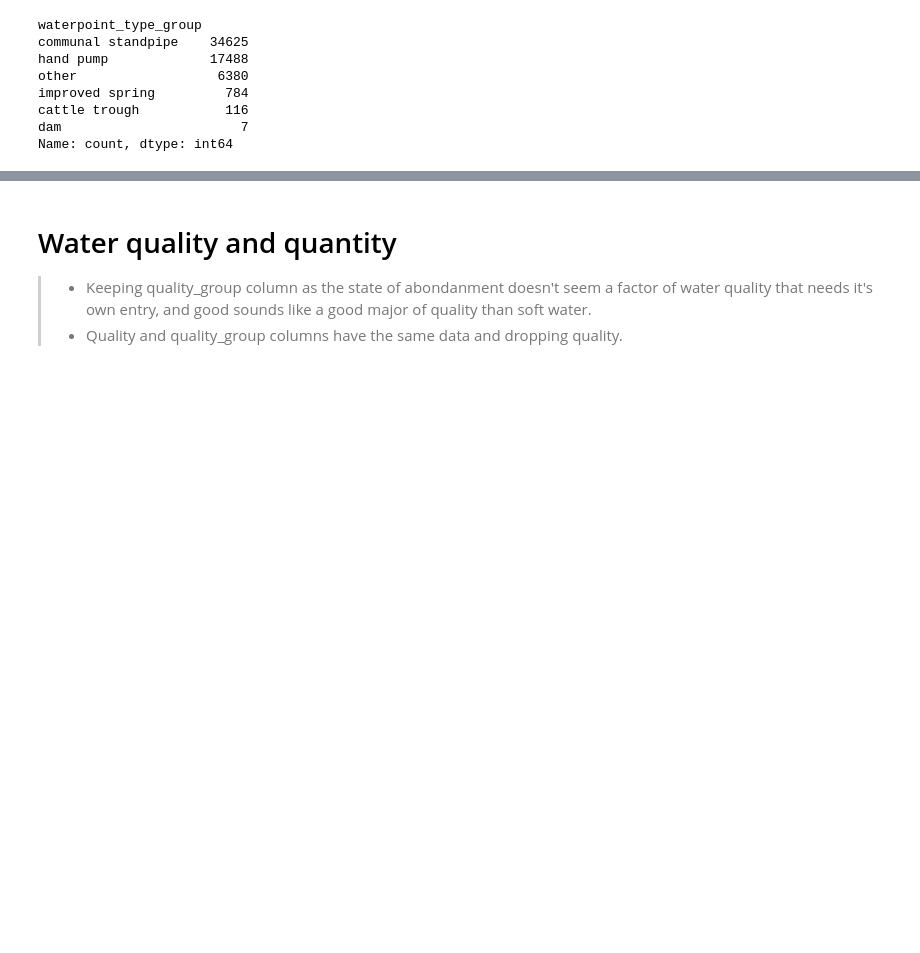
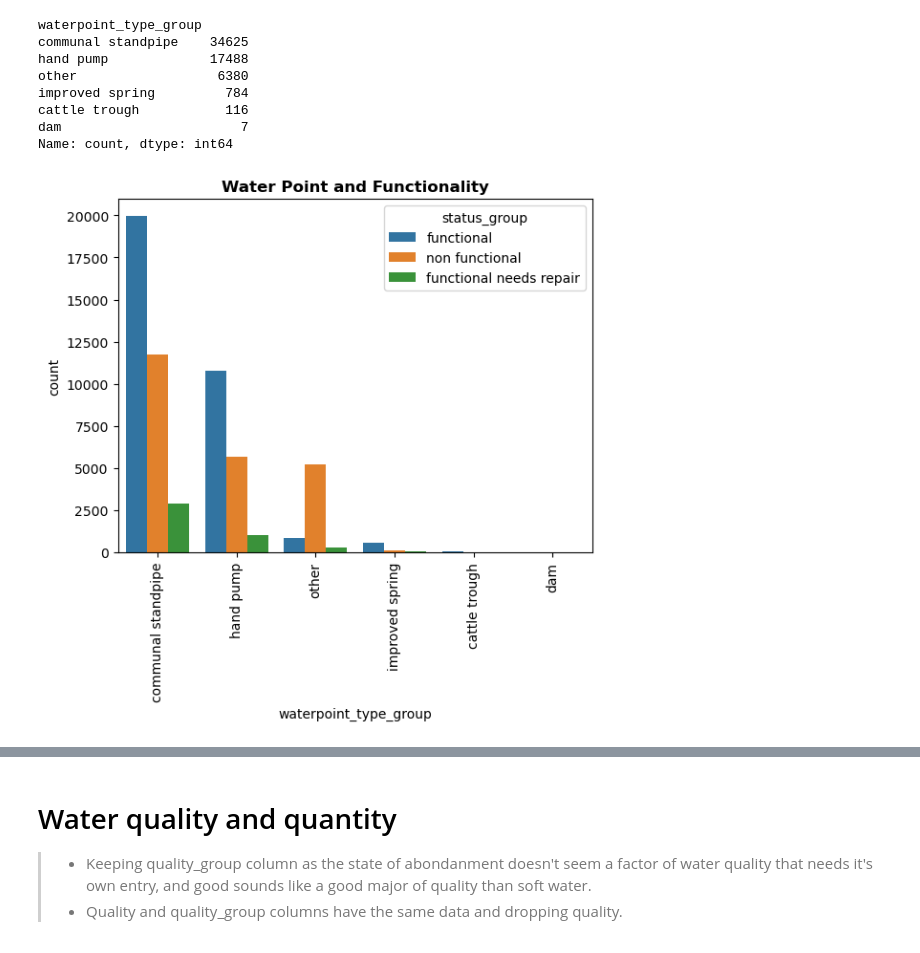
Before and after one commit to Danayt09/Tanzanian_Water_Wells, a Jupyter notebook: EDA.ipynb, the cells around one changed output, grey strips where cells are left out. Saved outputs shown, nothing was run; the diff lists cells and outputs as text; code cells hidden in the pictures; blank space fills up the shorter version.

```diff
--- a/EDA.ipynb
+++ b/EDA.ipynb
@@ -184,3 +184,10 @@ improved spring         784
 cattle trough           116
 dam                       7
 Name: count, dtype: int64
+# %%
+plt.figure("Water Point Types And Functionality")
+ax = sns.countplot(x='waterpoint_type_group', hue="status_group", data=final_data)
+ax.set_xticklabels(ax.get_xticklabels(), rotation='vertical')
+plt.title('Water Point and Functionality',fontsize=12, fontweight='bold');
+# %% [output]
+[figure, added]
```
Also changed, not shown: parts of 6 cells of this notebook, 3 other files.
